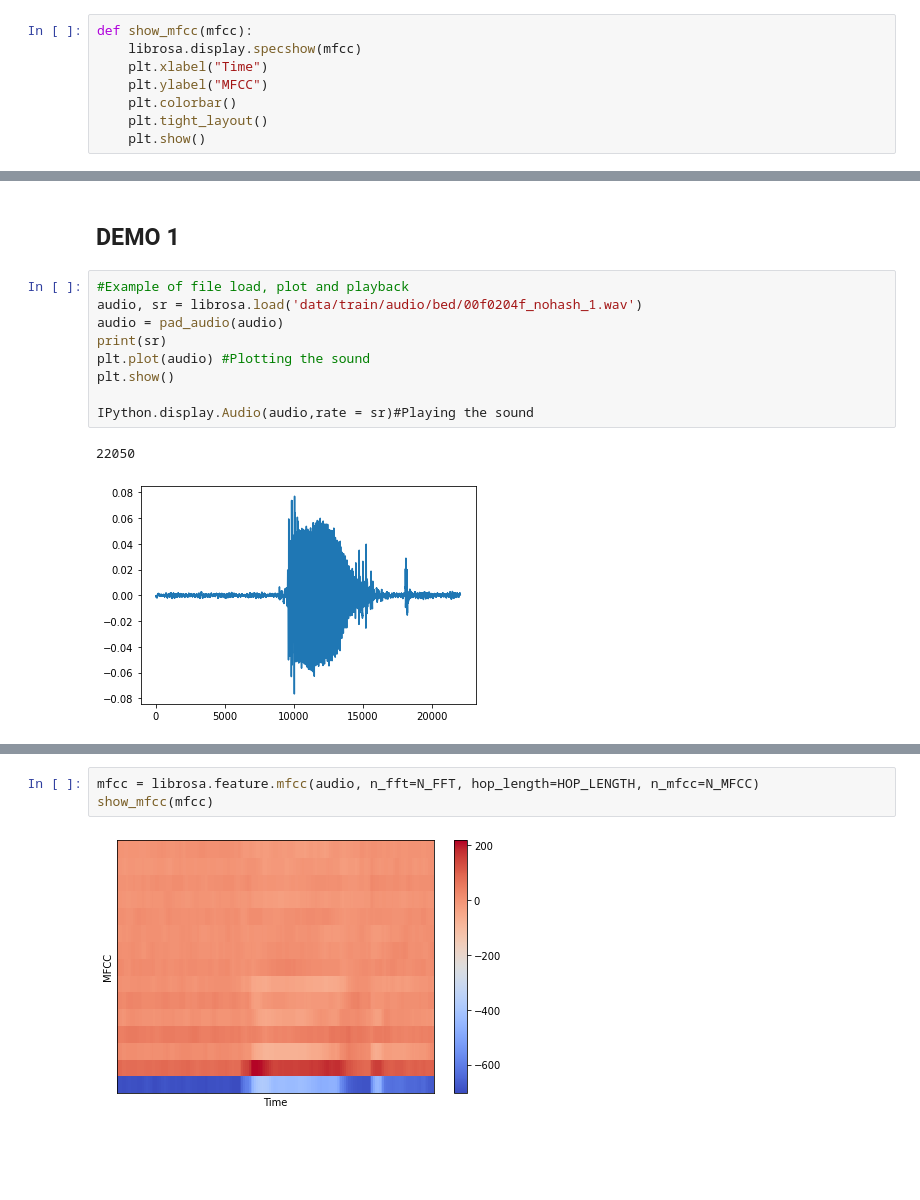
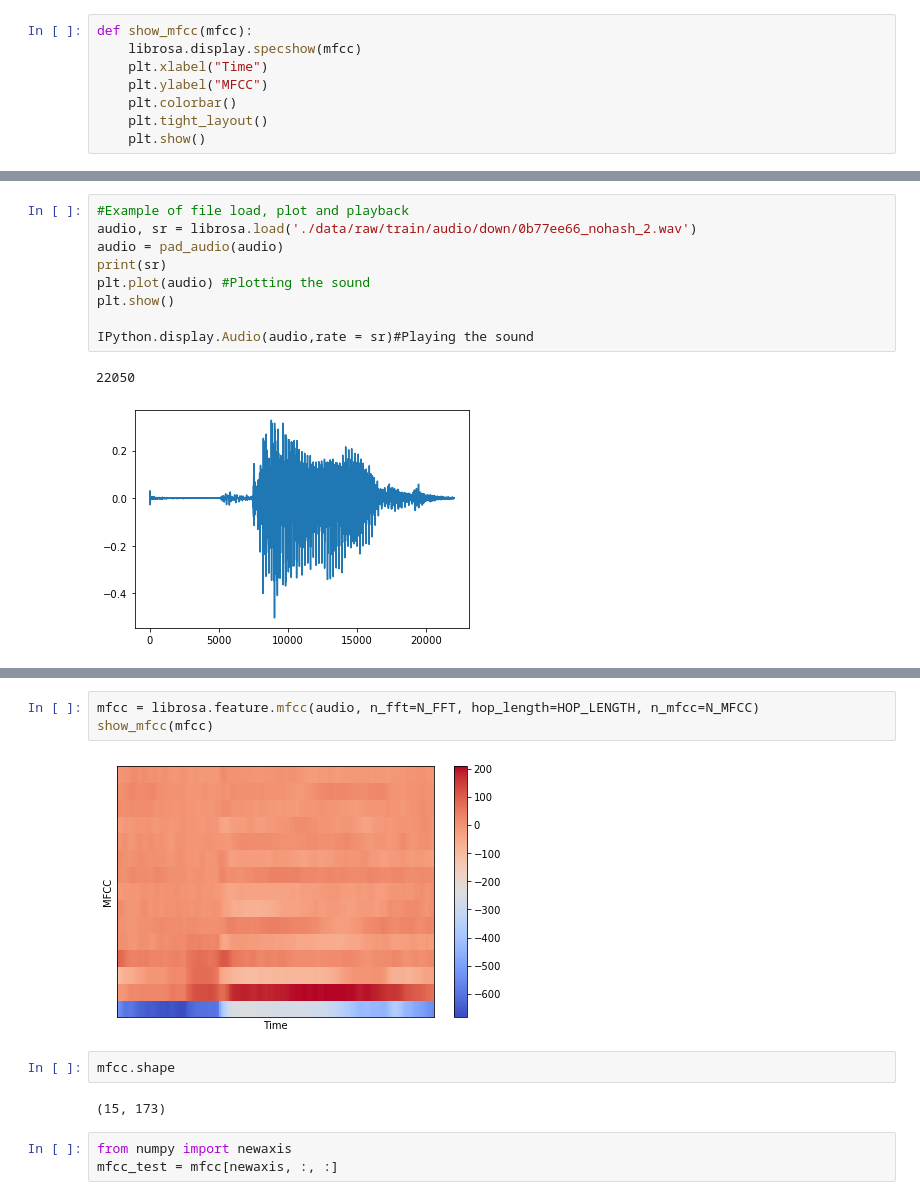
Before and after one commit to cocoalex00/Speech-recognition-COM3025, a Jupyter notebook: Demo.ipynb, the cells around one changed output, grey strips where cells are left out. Saved outputs shown, nothing was run; the diff lists cells and outputs as text; blank space fills up the shorter version.

```diff
--- a/Demo.ipynb
+++ b/Demo.ipynb
@@ -78,20 +71,25 @@ def pad_audio(signal):
-# %% [markdown]
-## DEMO 1
 # %%
 #Example of file load, plot and playback
-audio, sr = librosa.load('data/train/audio/bed/00f0204f_nohash_1.wav')
+audio, sr = librosa.load('./data/raw/train/audio/down/0b77ee66_nohash_2.wav')
 audio = pad_audio(audio)
 print(sr)
 plt.plot(audio) #Plotting the sound
 plt.show()
 
 IPython.display.Audio(audio,rate = sr)#Playing the sound
 # %% [output]
 22050
-[figure, old version]
+[figure, new version]
 [interactive output not drawn]
 # %%
 mfcc = librosa.feature.mfcc(audio, n_fft=N_FFT, hop_length=HOP_LENGTH, n_mfcc=N_MFCC)
 show_mfcc(mfcc)
 # %% [output]
-[figure, old version]
+[figure, new version]
+# %%
+mfcc.shape
+# %% [output]
+(15, 173)
+# %%
+from numpy import newaxis
+mfcc_test = mfcc[newaxis, :, :]
```
Also changed, not shown: parts of 22 cells of this notebook.
